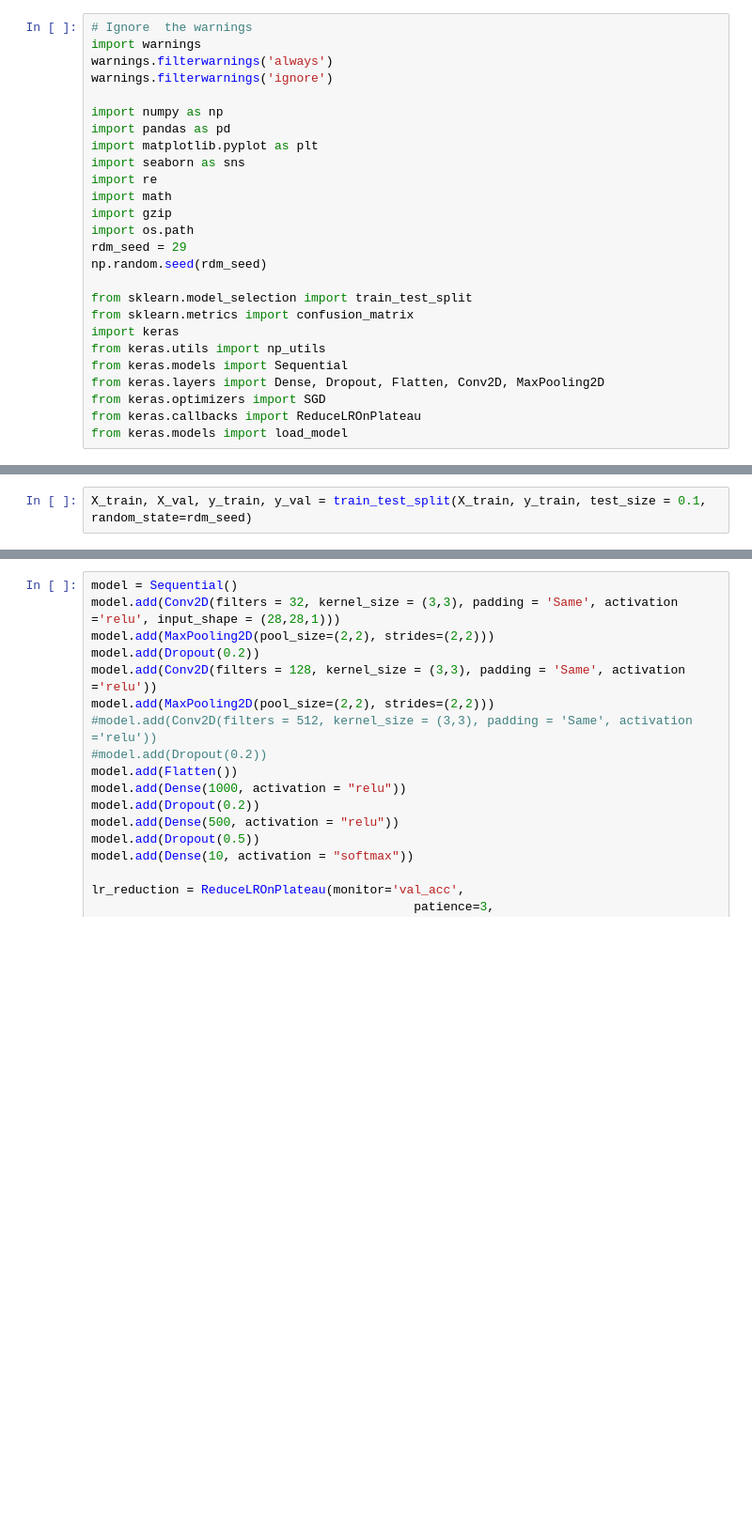
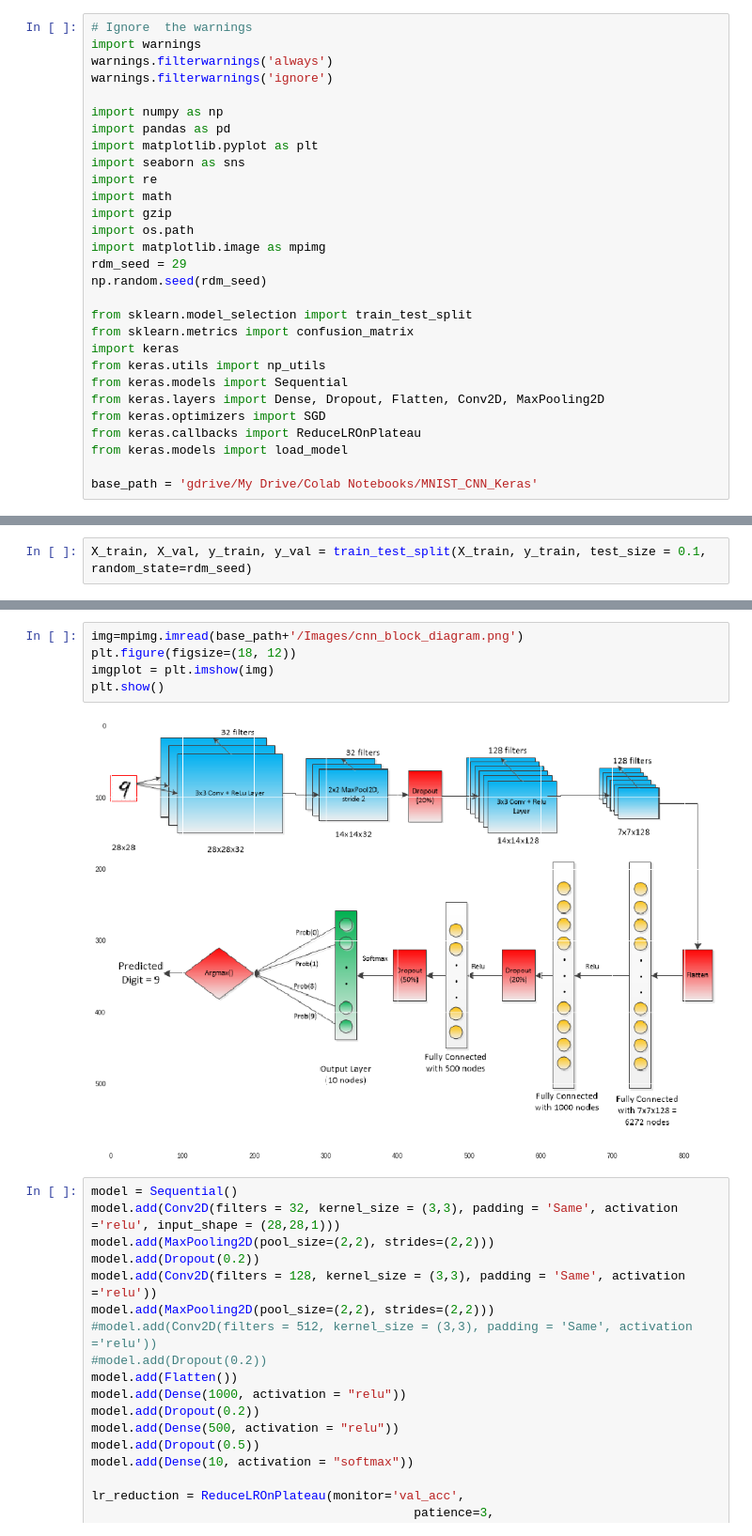
Before and after one commit to shashankvmaiya/Image-Classification-WebApp-CNN-Keras, a Jupyter notebook: MNIST_Classification_CNN.ipynb, the cells around one changed output, grey strips where cells are left out. Shown: that part at 94% size. Cells and saved outputs as stored; diff of their text form; blank space fills up the shorter version.

```diff
--- a/MNIST_Classification_CNN.ipynb
+++ b/MNIST_Classification_CNN.ipynb
@@ -31,6 +29,7 @@ import re
 import math
 import gzip
 import os.path
+import matplotlib.image as mpimg
 rdm_seed = 29
 np.random.seed(rdm_seed)
 
@@ -43,6 +42,8 @@ from keras.layers import Dense, Dropout, Flatten, Conv2D, MaxPooling2D
 from keras.optimizers import SGD
 from keras.callbacks import ReduceLROnPlateau
 from keras.models import load_model
+
+base_path = 'gdrive/My Drive/Colab Notebooks/MNIST_CNN_Keras'
 # %% [output]
 Using TensorFlow backend.
 # %% [markdown]
@@ -237,6 +238,13 @@ Below is a summary of the model
   * Input: 1x500
   * Activation Function = Softmax
   * Output: 1x10
+# %%
+img=mpimg.imread(base_path+'/Images/cnn_block_diagram.png')
+plt.figure(figsize=(18, 12))
+imgplot = plt.imshow(img)
+plt.show()
+# %% [output]
+[figure, added]
 # %%
 model = Sequential()
 model.add(Conv2D(filters = 32, kernel_size = (3,3), padding = 'Same', activation ='relu', input_shape = (28,28,1)))
```
Also changed, not shown: parts of 11 cells of this notebook.
